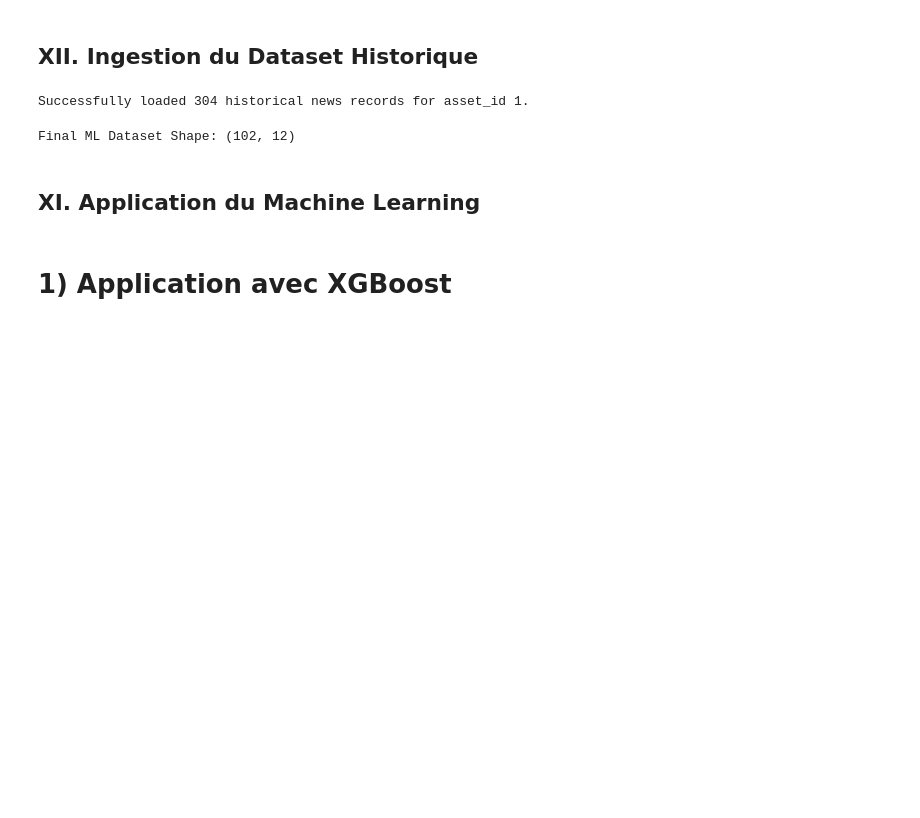
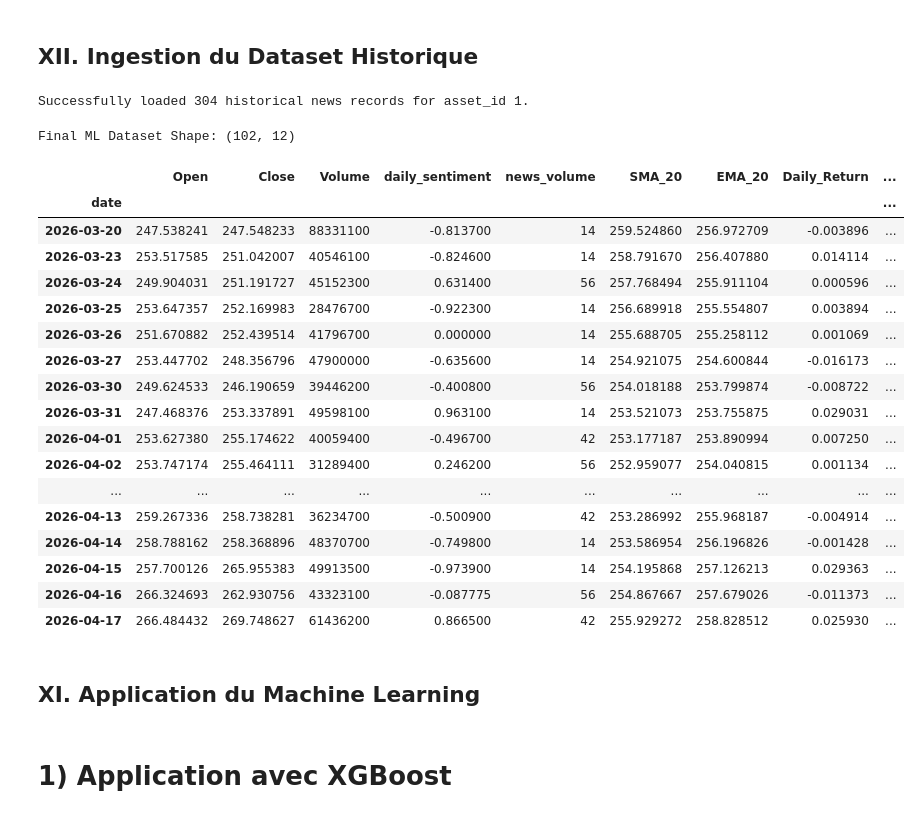
Before and after one commit to EnzoL987/Projet_Finance_NLP, a Jupyter notebook: Notebooks/01_exploration_yfinance_newsapi.ipynb, the cells around one changed output. Saved outputs shown, nothing was run; the diff lists cells and outputs as text; code cells hidden in the pictures; blank space fills up the shorter version.

```diff
--- a/Notebooks/01_exploration_yfinance_newsapi.ipynb
+++ b/Notebooks/01_exploration_yfinance_newsapi.ipynb
@@ -755,33 +756,53 @@ def fetch_training_dataset(conn, ticker: str) -> pd.DataFrame:
         COALESCE(s.article_count, 0) as news_volume
     FROM fact_market_data m
     JOIN dim_assets d ON m.asset_id = d.asset_id
     LEFT JOIN DailySentiment s ON m.date = s.date AND m.asset_id = s.asset_id
     WHERE d.ticker = ?
     ORDER BY m.date ASC
     """
 
     df_train = pd.read_sql_query(query, conn, params=(ticker,))
 
     # Convert dates and set as index for time series management
     df_train['date'] = pd.to_datetime(df_train['date'])
     df_train.set_index('date', inplace=True)
 
     return df_train
 
 # --- 1. Execution of Data Pipeline ---
 db_connection = sqlite3.connect("finance_nlp.db")
 df_ml_ready = fetch_training_dataset(conn=db_connection, ticker="AAPL")
 db_connection.close()
 
 # Recalculate indicators and target on the 6-month joined dataset
 df_ml_ready = calculate_technical_indicators(df_ml_ready)
 df_ml_ready = create_target_variable(df_ml_ready, horizon=5)
 
 # Drop rows with NaN (due to 20-day moving averages and 5-day future target)
 df_ml_ready = df_ml_ready.dropna()
 print(f"Final ML Dataset Shape: {df_ml_ready.shape}")
+
+df_ml_ready.head(20)
 # %% [output]
 Final ML Dataset Shape: (102, 12)
+|  | Open | Close | Volume | daily_sentiment | news_volume | SMA_20 | EMA_20 | Daily_Return | ... |
+| date |  |  |  |  |  |  |  |  | ... |
+| 2026-03-20 | 247.538241 | 247.548233 | 88331100 | -0.813700 | 14 | 259.524860 | 256.972709 | -0.003896 | ... |
+| 2026-03-23 | 253.517585 | 251.042007 | 40546100 | -0.824600 | 14 | 258.791670 | 256.407880 | 0.014114 | ... |
+| 2026-03-24 | 249.904031 | 251.191727 | 45152300 | 0.631400 | 56 | 257.768494 | 255.911104 | 0.000596 | ... |
+| 2026-03-25 | 253.647357 | 252.169983 | 28476700 | -0.922300 | 14 | 256.689918 | 255.554807 | 0.003894 | ... |
+| 2026-03-26 | 251.670882 | 252.439514 | 41796700 | 0.000000 | 14 | 255.688705 | 255.258112 | 0.001069 | ... |
+| 2026-03-27 | 253.447702 | 248.356796 | 47900000 | -0.635600 | 14 | 254.921075 | 254.600844 | -0.016173 | ... |
+| 2026-03-30 | 249.624533 | 246.190659 | 39446200 | -0.400800 | 56 | 254.018188 | 253.799874 | -0.008722 | ... |
+| 2026-03-31 | 247.468376 | 253.337891 | 49598100 | 0.963100 | 14 | 253.521073 | 253.755875 | 0.029031 | ... |
+| 2026-04-01 | 253.627380 | 255.174622 | 40059400 | -0.496700 | 42 | 253.177187 | 253.890994 | 0.007250 | ... |
+| 2026-04-02 | 253.747174 | 255.464111 | 31289400 | 0.246200 | 56 | 252.959077 | 254.040815 | 0.001134 | ... |
+| ... | ... | ... | ... | ... | ... | ... | ... | ... | ... |
+| 2026-04-13 | 259.267336 | 258.738281 | 36234700 | -0.500900 | 42 | 253.286992 | 255.968187 | -0.004914 | ... |
+| 2026-04-14 | 258.788162 | 258.368896 | 48370700 | -0.749800 | 14 | 253.586954 | 256.196826 | -0.001428 | ... |
+| 2026-04-15 | 257.700126 | 265.955383 | 49913500 | -0.973900 | 14 | 254.195868 | 257.126213 | 0.029363 | ... |
+| 2026-04-16 | 266.324693 | 262.930756 | 43323100 | -0.087775 | 56 | 254.867667 | 257.679026 | -0.011373 | ... |
+| 2026-04-17 | 266.484432 | 269.748627 | 61436200 | 0.866500 | 42 | 255.929272 | 258.828512 | 0.025930 | ... |
 # %% [markdown]
 ## XI. Application du Machine Learning
 # %% [markdown]
```
Also changed, not shown: parts of 10 cells of this notebook, 1 other file.
